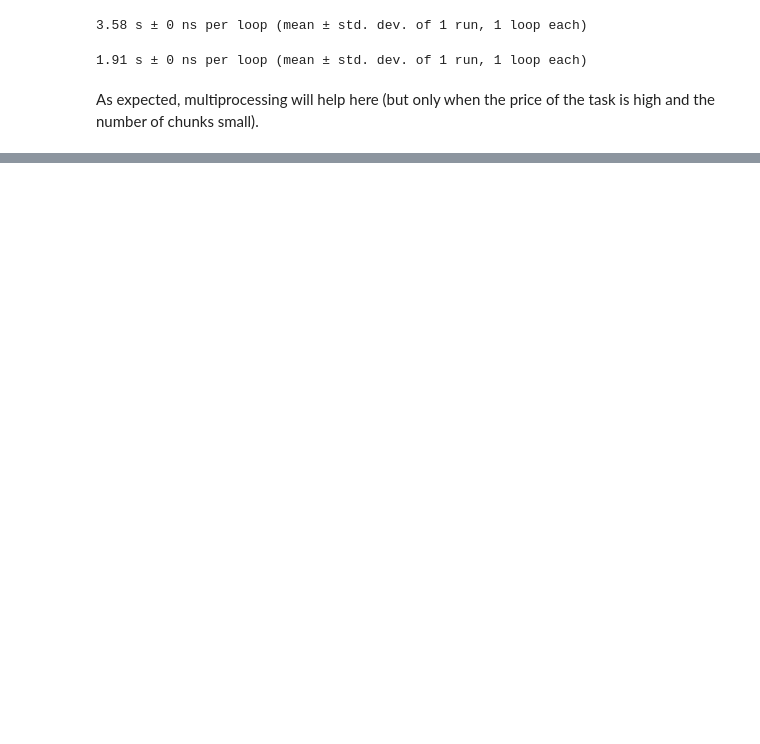
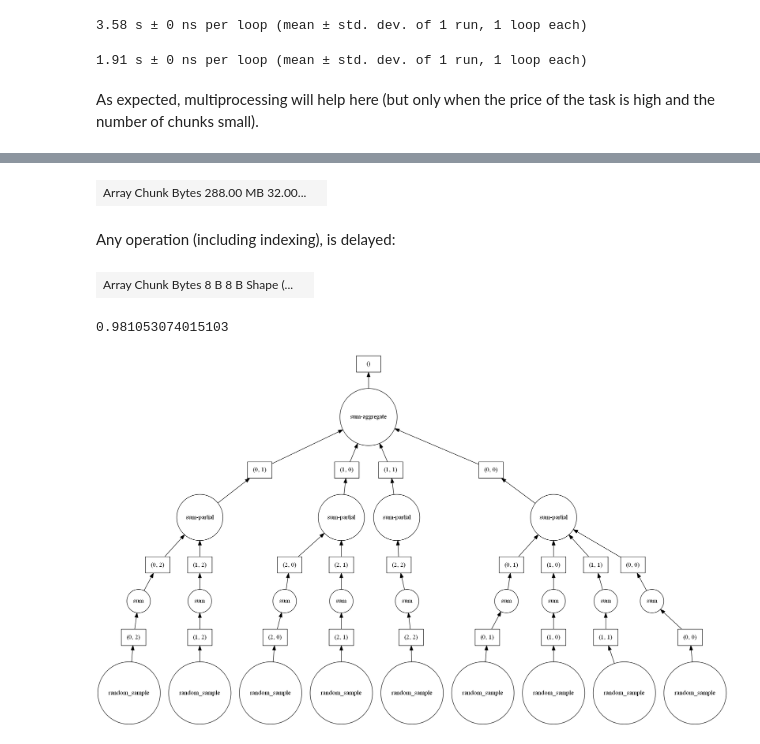
Before and after one commit to HiLASEPythonCourse/hilase-python-course-2021, a Jupyter notebook: 260_dask.ipynb, the cells around one changed output, grey strips where cells are left out. Saved outputs shown, nothing was run; the diff lists cells and outputs as text; code cells hidden in the pictures; blank space fills up the shorter version.

Commit message:
Dask

```diff
--- a/260_dask.ipynb
+++ b/260_dask.ipynb
@@ -286,0 +355,21 @@ There are many alternatives that each target different aspects of the
+# %%
+import dask.array as da
+
+x = da.random.random((6000, 6000), chunks=(2000, 2000))
+x
+# %% [output]
+| Array Chunk Bytes 288.00 MB 32.00... |  |
+# %% [markdown]
+Any operation (including indexing), is delayed:
+# %%
+x[0,0]
+# %% [output]
+| Array Chunk Bytes 8 B 8 B Shape (... |  |
+# %%
+x[0,0].compute()  # By default, use threading
+# %% [output]
+0.981053074015103
+# %%
+x.sum().visualize()
+# %% [output]
+[figure, added]
```
Also changed, not shown: parts of 48 cells of this notebook, 1 other file.
